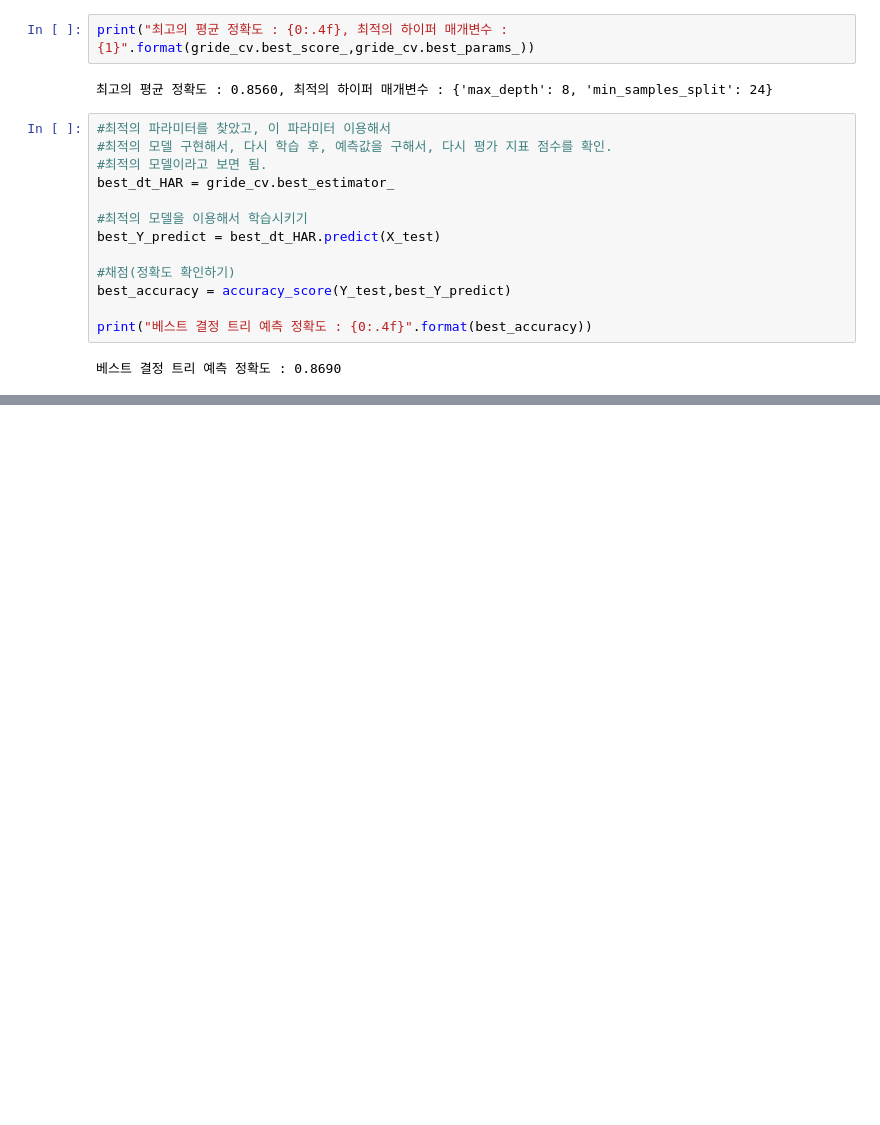
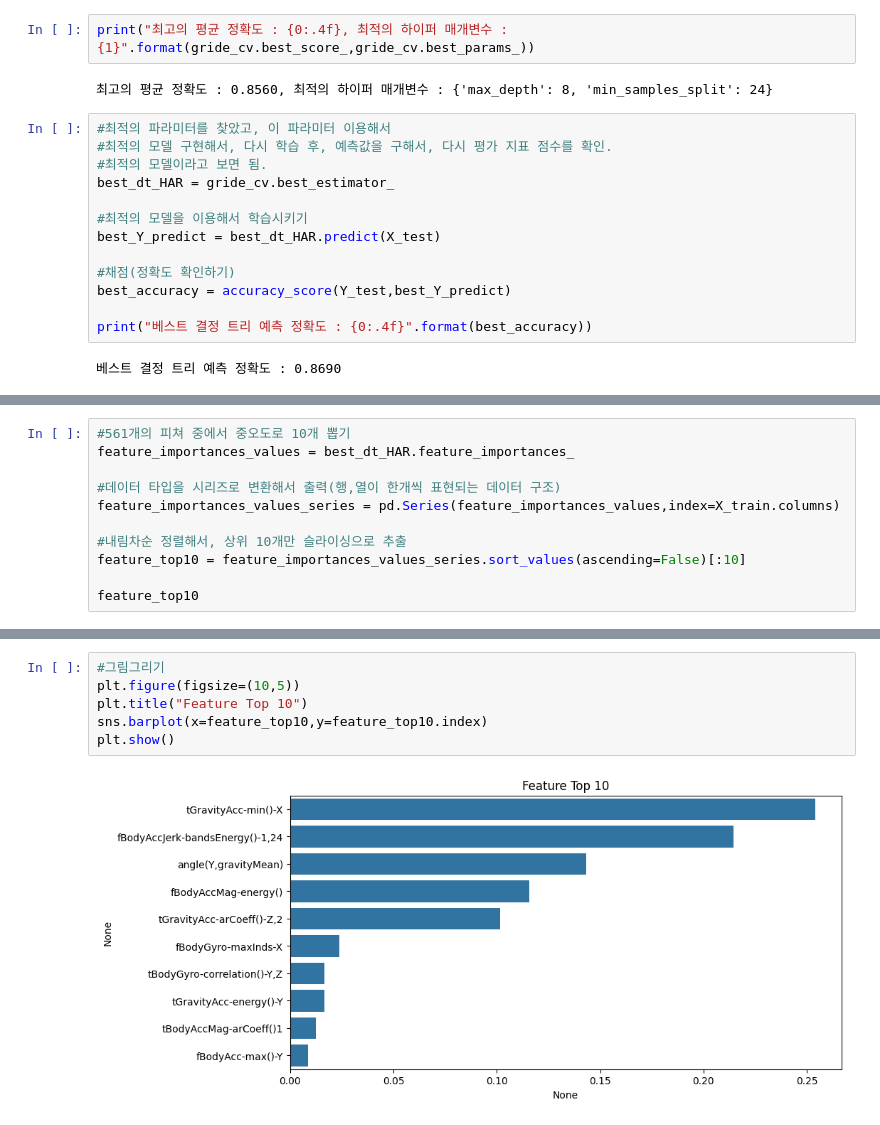
Before and after one commit to jurwon/BigData_MachineLearning, a Jupyter notebook: 2_로지스틱 회귀분석/test2.ipynb, the cells around one changed output, grey strips where cells are left out. Cells and saved outputs as stored; diff of their text form; blank space fills up the shorter version.

Commit message:
561개의 피쳐 중에서 중오도로 10개 뽑기

```diff
--- a/2_로지스틱 회귀분석/test2.ipynb
+++ b/2_로지스틱 회귀분석/test2.ipynb
@@ -267,0 +274,11 @@ print("베스트 결정 트리 예측 정확도 : {0:.4f}".format(best_accuracy)
+# %%
+#561개의 피쳐 중에서 중오도로 10개 뽑기
+feature_importances_values = best_dt_HAR.feature_importances_
+
+#데이터 타입을 시리즈로 변환해서 출력(행,열이 한개씩 표현되는 데이터 구조)
+feature_importances_values_series = pd.Series(feature_importances_values,index=X_train.columns)
+
+#내림차순 정렬해서, 상위 10개만 슬라이싱으로 추출
+feature_top10 = feature_importances_values_series.sort_values(ascending=False)[:10]
+
+feature_top10
@@ -267,0 +297,8 @@ print("베스트 결정 트리 예측 정확도 : {0:.4f}".format(best_accuracy)
+# %%
+#그림그리기
+plt.figure(figsize=(10,5))
+plt.title("Feature Top 10")
+sns.barplot(x=feature_top10,y=feature_top10.index)
+plt.show()
+# %% [output]
+[figure, added]
```
Also changed, not shown: parts of 2 cells of this notebook.
